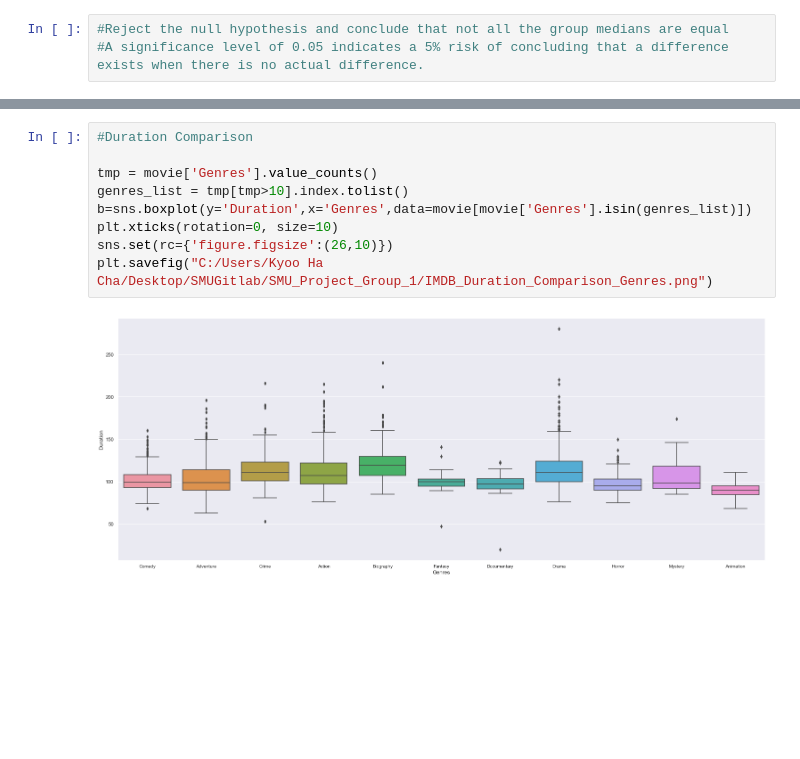
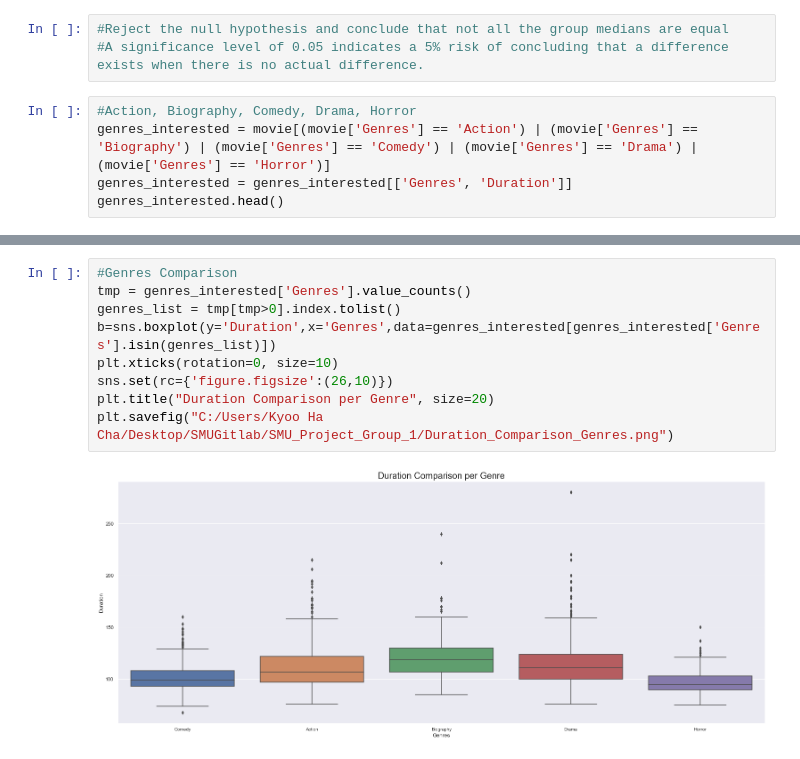
Before and after one commit to PedroSF88/SMU_Project_Group_1, a Jupyter notebook: analysis_kevin.ipynb, the cells around one changed output, grey strips where cells are left out. Saved outputs shown, nothing was run; the diff lists cells and outputs as text; blank space fills up the shorter version.

```diff
--- a/analysis_kevin.ipynb
+++ b/analysis_kevin.ipynb
@@ -284,3 +284,8 @@ Different distributions (reject H0)
 # %%
 #Reject the null hypothesis and conclude that not all the group medians are equal
 #A significance level of 0.05 indicates a 5% risk of concluding that a difference exists when there is no actual difference.
+# %%
+#Action, Biography, Comedy, Drama, Horror
+genres_interested = movie[(movie['Genres'] == 'Action') | (movie['Genres'] == 'Biography') | (movie['Genres'] == 'Comedy') | (movie['Genres'] == 'Drama') | (movie['Genres'] == 'Horror')]
+genres_interested = genres_interested[['Genres', 'Duration']]
+genres_interested.head()
@@ -287,11 +299,11 @@ Different distributions (reject H0)
 # %%
-#Duration Comparison
-
-tmp = movie['Genres'].value_counts()
-genres_list = tmp[tmp>10].index.tolist()
-b=sns.boxplot(y='Duration',x='Genres',data=movie[movie['Genres'].isin(genres_list)])
+#Genres Comparison
+tmp = genres_interested['Genres'].value_counts()
+genres_list = tmp[tmp>0].index.tolist()
+b=sns.boxplot(y='Duration',x='Genres',data=genres_interested[genres_interested['Genres'].isin(genres_list)])
 plt.xticks(rotation=0, size=10)
 sns.set(rc={'figure.figsize':(26,10)})
-plt.savefig("C:/Users/Kyoo Ha Cha/Desktop/SMUGitlab/SMU_Project_Group_1/IMDB_Duration_Comparison_Genres.png")
+plt.title("Duration Comparison per Genre", size=20)
+plt.savefig("C:/Users/Kyoo Ha Cha/Desktop/SMUGitlab/SMU_Project_Group_1/Duration_Comparison_Genres.png")
 # %% [output]
-[figure, old version]
+[figure, new version]
```
Also changed, not shown: parts of 2 cells of this notebook, 1 other file.
